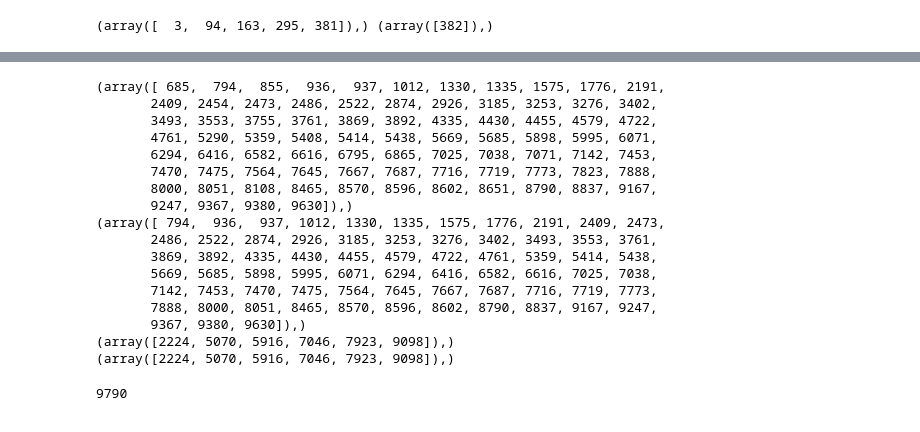
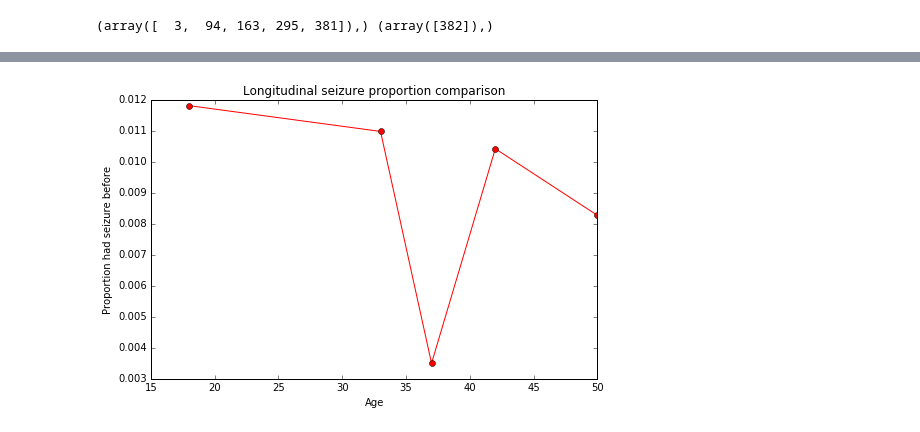
Before and after one commit to fbecerra/seizuresandepilepsy, a Jupyter notebook: cs109a_project.ipynb, the cells around one changed output, grey strips where cells are left out. Saved outputs shown, nothing was run; the diff lists cells and outputs as text; code cells hidden in the pictures.

```diff
--- a/cs109a_project.ipynb
+++ b/cs109a_project.ipynb
@@ -81,6 +81,11 @@ UKDA_6137_tab = pd.read_table('Data/1958 NCDS/UKDA-6137-tab/tab/ncds_2008_follow
 # %%
+# 1976, age = 18
 list_epil = np.where(UKDA_2024_tab['NW0284'] == 2)    # Health problem Epilepsy
 list_epil2 = np.where(UKDA_2024_tab['NW0285'] == 2)    # Health problem Epilepsy
 print list_epil, list_epil2
+
+diseased_size = 6
+sample_size = len(UKDA_2024_tab)
+y18 = float(diseased_size)/float(sample_size)
 # %% [output]
 (array([  3,  94, 163, 295, 381]),) (array([382]),)
@@ -87,2 +148,7 @@ print list_epil, list_epil2
 # %%
+# 1995, age = 37
 np.where(UKDA_4992_tab['nss2127'] =="6")    ## long-term problem: Epilepsy
+
+diseased_size = 6
+sample_size = len(UKDA_4992_tab)
+y37 = float(diseased_size)/float(sample_size)
@@ -152,33 +174,34 @@ len(UKDA_5578_tab)
 # %%
+# 2008-2009, AGE 50
 seizure_ever1 = np.where(UKDA_6137_tab['N8KHPB04'] == 1)   # "KHLPRB4" CM ever had fits,convulsions,epilepsy
-print seizure_ever1
+#print seizure_ever1
 
 medicat1 = np.where(UKDA_6137_tab['N8FITSMD'] == 1) # "fitsmed" reg medicat for convulsion/fits/epileptic seizures
-print medicat1
+#print medicat1
 
 seizure_ever2 = np.where(UKDA_6137_tab['N8XKHP04'] == 1) # "Proxy" CM ever had fits,convulsions,epilepsy
-print seizure_ever2
+#print seizure_ever2
 
 medicat2 = np.where(UKDA_6137_tab['N8XFITMD'] == 1) # "proxy" reg medicat for convulsion/fits/epileptic seizures
-print medicat2
+#print medicat2
 
-len(UKDA_6137_tab)
+#UKDA_6137_tab[['age', 'sex']].describe()
+
+for ind in seizure_ever1:
+    diseased_size = UKDA_6137_tab.iloc[ind]
+diseased_size.shape
+
+#diseased_size = len(seizure_ever1) + len(seizure_ever2)
+diseased_size = 81
+sample_size = len(UKDA_6137_tab)
+y50 = float(diseased_size)/float(sample_size)
-# %% [output]
-(array([ 685,  794,  855,  936,  937, 1012, 1330, 1335, 1575, 1776, 2191,
-       2409, 2454, 2473, 2486, 2522, 2874, 2926, 3185, 3253, 3276, 3402,
-       3493, 3553, 3755, 3761, 3869, 3892, 4335, 4430, 4455, 4579, 4722,
-       4761, 5290, 5359, 5408, 5414, 5438, 5669, 5685, 5898, 5995, 6071,
-       6294, 6416, 6582, 6616, 6795, 6865, 7025, 7038, 7071, 7142, 7453,
-       7470, 7475, 7564, 7645, 7667, 7687, 7716, 7719, 7773, 7823, 7888,
-       8000, 8051, 8108, 8465, 8570, 8596, 8602, 8651, 8790, 8837, 9167,
-       9247, 9367, 9380, 9630]),)
-(array([ 794,  936,  937, 1012, 1330, 1335, 1575, 1776, 2191, 2409, 2473,
-       2486, 2522, 2874, 2926, 3185, 3253, 3276, 3402, 3493, 3553, 3761,
-       3869, 3892, 4335, 4430, 4455, 4579, 4722, 4761, 5359, 5414, 5438,
-       5669, 5685, 5898, 5995, 6071, 6294, 6416, 6582, 6616, 7025, 7038,
-       7142, 7453, 7470, 7475, 7564, 7645, 7667, 7687, 7716, 7719, 7773,
-       7888, 8000, 8051, 8465, 8570, 8596, 8602, 8790, 8837, 9167, 9247,
-       9367, 9380, 9630]),)
-(array([2224, 5070, 5916, 7046, 7923, 9098]),)
-(array([2224, 5070, 5916, 7046, 7923, 9098]),)
-9790
+# %%
+list_proportion = [y18, y33, y37, y42, y50]
+list_age = [18, 33, 37, 42, 50]
+plt.figure(figsize=(8,5))
+plt.plot(list_age, list_proportion,'ro-')
+plt.xlabel('Age'); plt.ylabel('Proportion had seizure before')
+plt.title('Longitudinal seizure proportion comparison')
+plt.show()
+# %% [output]
+[figure, added]
```
Also changed, not shown: parts of 8 cells of this notebook.
